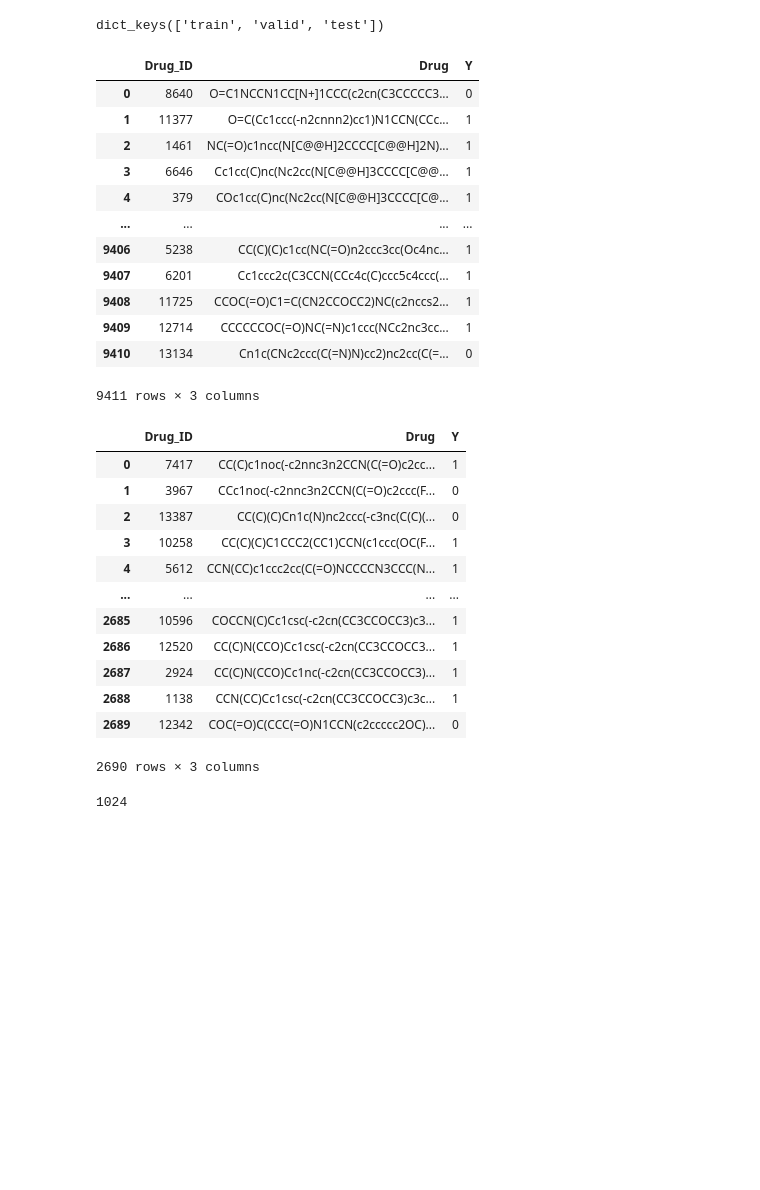
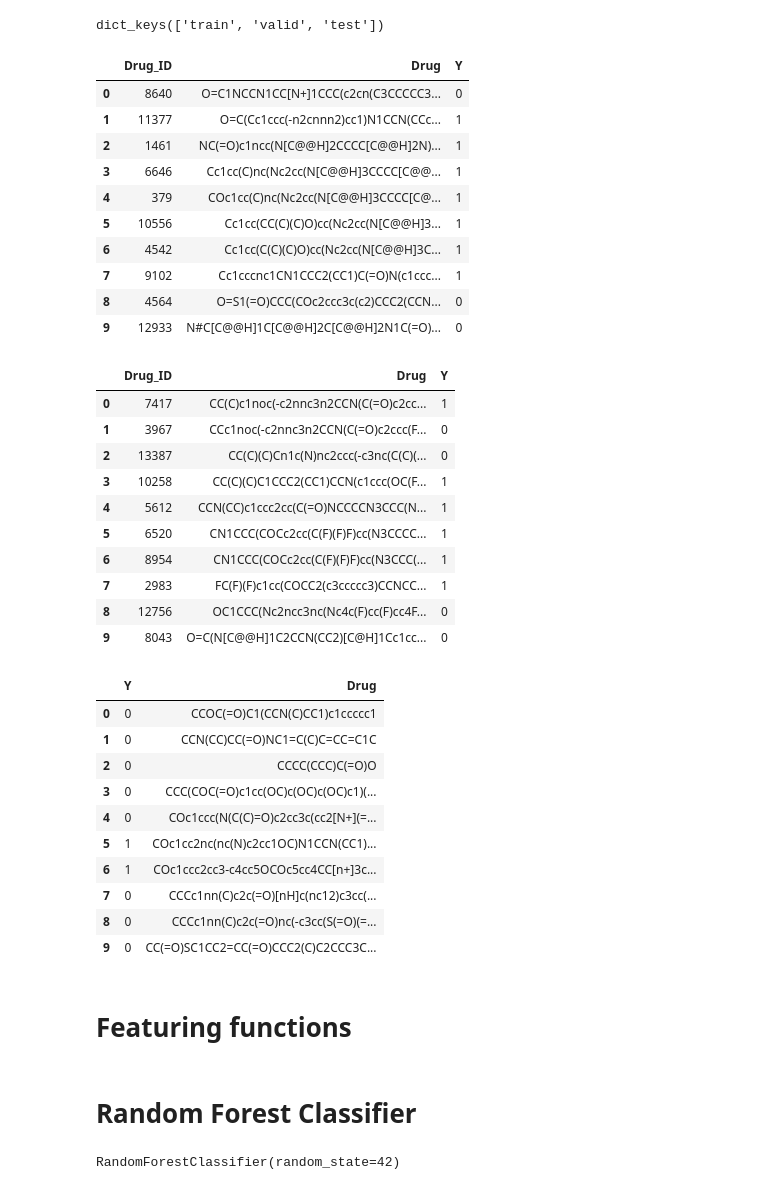
Before and after one commit to ronnichang/herg, a Jupyter notebook: herg.ipynb, the cells around one changed output. Saved outputs shown, nothing was run; the diff lists cells and outputs as text; code cells hidden in the pictures; blank space fills up the shorter version.

Commit message:
Add 3 tests on external data

```diff
--- a/herg.ipynb
+++ b/herg.ipynb
@@ -31,23 +42,21 @@ split.keys()
 # %% [output]
 dict_keys(['train', 'valid', 'test'])
 # %%
-split['train']
+split['train'].head(10)
 # %% [output]
 |  | Drug_ID | Drug | Y |
 | 0 | 8640 | O=C1NCCN1CC[N+]1CCC(c2cn(C3CCCCC3... | 0 |
 | 1 | 11377 | O=C(Cc1ccc(-n2cnnn2)cc1)N1CCN(CCc... | 1 |
 | 2 | 1461 | NC(=O)c1ncc(N[C@@H]2CCCC[C@@H]2N)... | 1 |
 | 3 | 6646 | Cc1cc(C)nc(Nc2cc(N[C@@H]3CCCC[C@@... | 1 |
 | 4 | 379 | COc1cc(C)nc(Nc2cc(N[C@@H]3CCCC[C@... | 1 |
-| ... | ... | ... | ... |
-| 9406 | 5238 | CC(C)(C)c1cc(NC(=O)n2ccc3cc(Oc4nc... | 1 |
-| 9407 | 6201 | Cc1ccc2c(C3CCN(CCc4c(C)ccc5c4ccc(... | 1 |
-| 9408 | 11725 | CCOC(=O)C1=C(CN2CCOCC2)NC(c2nccs2... | 1 |
-| 9409 | 12714 | CCCCCCOC(=O)NC(=N)c1ccc(NCc2nc3cc... | 1 |
-| 9410 | 13134 | Cn1c(CNc2ccc(C(=N)N)cc2)nc2cc(C(=... | 0 |
+| 5 | 10556 | Cc1cc(CC(C)(C)O)cc(Nc2cc(N[C@@H]3... | 1 |
+| 6 | 4542 | Cc1cc(C(C)(C)O)cc(Nc2cc(N[C@@H]3C... | 1 |
+| 7 | 9102 | Cc1cccnc1CN1CCC2(CC1)C(=O)N(c1ccc... | 1 |
+| 8 | 4564 | O=S1(=O)CCC(COc2ccc3c(c2)CCC2(CCN... | 0 |
+| 9 | 12933 | N#C[C@@H]1C[C@@H]2C[C@@H]2N1C(=O)... | 0 |
-9411 rows × 3 columns
 # %%
-split['test']
+split['test'].head(10)
 # %% [output]
 |  | Drug_ID | Drug | Y |
 | 0 | 7417 | CC(C)c1noc(-c2nnc3n2CCN(C(=O)c2cc... | 1 |
@@ -55,10 +64,24 @@ split['test']
 | 2 | 13387 | CC(C)(C)Cn1c(N)nc2ccc(-c3nc(C(C)(... | 0 |
 | 3 | 10258 | CC(C)(C)C1CCC2(CC1)CCN(c1ccc(OC(F... | 1 |
 | 4 | 5612 | CCN(CC)c1ccc2cc(C(=O)NCCCCN3CCC(N... | 1 |
-| ... | ... | ... | ... |
-| 2685 | 10596 | COCCN(C)Cc1csc(-c2cn(CC3CCOCC3)c3... | 1 |
-| 2686 | 12520 | CC(C)N(CCO)Cc1csc(-c2cn(CC3CCOCC3... | 1 |
-| 2687 | 2924 | CC(C)N(CCO)Cc1nc(-c2cn(CC3CCOCC3)... | 1 |
-| 2688 | 1138 | CCN(CC)Cc1csc(-c2cn(CC3CCOCC3)c3c... | 1 |
-| 2689 | 12342 | COC(=O)C(CCC(=O)N1CCN(c2ccccc2OC)... | 0 |
+| 5 | 6520 | CN1CCC(COCc2cc(C(F)(F)F)cc(N3CCCC... | 1 |
+| 6 | 8954 | CN1CCC(COCc2cc(C(F)(F)F)cc(N3CCC(... | 1 |
+| 7 | 2983 | FC(F)(F)c1cc(COCC2(c3ccccc3)CCNCC... | 1 |
+| 8 | 12756 | OC1CCC(Nc2ncc3nc(Nc4c(F)cc(F)cc4F... | 0 |
+| 9 | 8043 | O=C(N[C@@H]1C2CCN(CC2)[C@H]1Cc1cc... | 0 |
-2690 rows × 3 columns
+# %%
+ext_data[0].head(10)
+# %% [output]
+|  | Y | Drug |
+| 0 | 0 | CCOC(=O)C1(CCN(C)CC1)c1ccccc1 |
+| 1 | 0 | CCN(CC)CC(=O)NC1=C(C)C=CC=C1C |
+| 2 | 0 | CCCC(CCC)C(=O)O |
+| 3 | 0 | CCC(COC(=O)c1cc(OC)c(OC)c(OC)c1)(... |
+| 4 | 0 | COc1ccc(N(C(C)=O)c2cc3c(cc2[N+](=... |
+| 5 | 1 | COc1cc2nc(nc(N)c2cc1OC)N1CCN(CC1)... |
+| 6 | 1 | COc1ccc2cc3-c4cc5OCOc5cc4CC[n+]3c... |
+| 7 | 0 | CCCc1nn(C)c2c(=O)[nH]c(nc12)c3cc(... |
+| 8 | 0 | CCCc1nn(C)c2c(=O)nc(-c3cc(S(=O)(=... |
+| 9 | 0 | CC(=O)SC1CC2=CC(=O)CCC2(C)C2CCC3C... |
+# %% [markdown]
+# Featuring functions
@@ -65,22 +104,7 @@ split['test']
+# %% [markdown]
+# Random Forest Classifier
 # %%
-from rdkit import Chem
-from rdkit.Chem import AllChem
 from sklearn.ensemble import RandomForestClassifier
-import pandas as pd
-
-
-# Function to convert SMILES to Morgan fingerprints
-def smiles_to_fp(smiles, radius=2, nBits=1024):
-    mol = Chem.MolFromSmiles(smiles)
-    return list(AllChem.GetMorganFingerprintAsBitVect(mol, radius, nBits))
-
-
-# Prepare the data
-def prepare_data(df):
-    df['features'] = df['Drug'].apply(lambda x: smiles_to_fp(x))
-    X = list(df['features'])
-    y = df['Y'].values
-    return X, y
 
 
 # Load data
@@ -91,13 +115,5 @@ X_train, y_train = prepare_data(train_data)
 # Initialize and train the model
 model = RandomForestClassifier(random_state=42)
 model.fit(X_train, y_train)
-
-
-# Evaluate the model
-test_data = split['train']
-X_test, y_test = prepare_data(test_data)
-y_pred = model.predict(X_test)
+# %% [output]
+RandomForestClassifier(random_state=42)
-# %%
-len(X_train[0])
-# %% [output]
-1024
```
Also changed, not shown: parts of 18 cells of this notebook, 1 other file.
